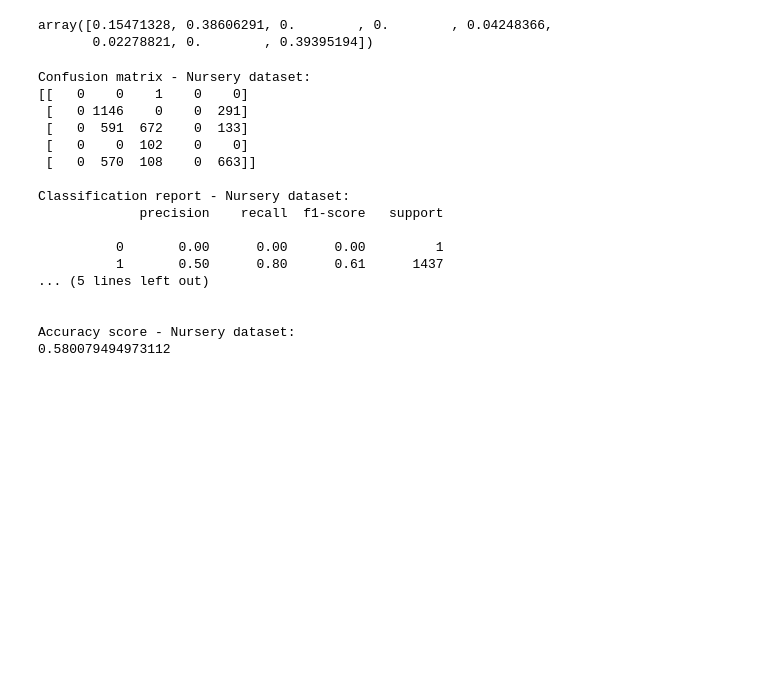
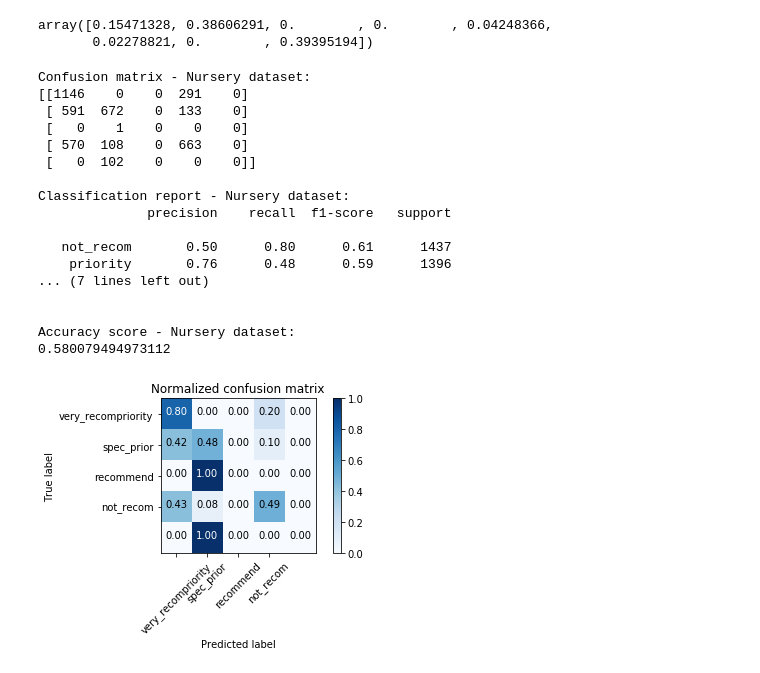
Before and after one commit to thkaridis/KnnNoiseExperiments, a Jupyter notebook: DecisionTrees.ipynb, the cells around one changed output. Cells and saved outputs as stored; diff of their text form; code cells hidden in the pictures; blank space fills up the shorter version.

```diff
--- a/DecisionTrees.ipynb
+++ b/DecisionTrees.ipynb
@@ -174,6 +227,8 @@ Accuracy score - Poker dataset:
 ### Nursery Dataset
 # %%
 nurse = pd.read_csv("nursery_numerical.csv")
+# %%
+target_names_nursery = ['very_recom' 'priority', 'spec_prior', 'recommend', 'not_recom']
 # %%
 nursery, targets_nurse = encode_target(nurse, "Class")
 # %%
@@ -208,7 +263,7 @@ print("nursery features:", features_nurse, sep="\n")
 nursery features:
 ['Parents', ' Has_nurs', ' Form', ' Children', ' Housing', ' Finance', ' Social', ' Health']
 # %%
-y_nurse = nursery["Target"]
+y_nurse = nursery["Class"]
 X_nurse = nursery[features_nurse]
 X_train_nurse, X_test_nurse, y_train_nurse, y_test_nurse = train_test_split(X_nurse, y_nurse, test_size=0.33, random_state=42)
 # %%
@@ -236,19 +291,27 @@ print("Accuracy score - Nursery dataset:", accuracy_score(y_test_nurse, y_pred_n
       sep="\n", end="\n\n")
 # %% [output]
 Confusion matrix - Nursery dataset:
-[[   0    0    1    0    0]
- [   0 1146    0    0  291]
- [   0  591  672    0  133]
- [   0    0  102    0    0]
- [   0  570  108    0  663]]
+[[1146    0    0  291    0]
+ [ 591  672    0  133    0]
+ [   0    1    0    0    0]
+ [ 570  108    0  663    0]
+ [   0  102    0    0    0]]
 
 Classification report - Nursery dataset:
-             precision    recall  f1-score   support
+              precision    recall  f1-score   support
 
-          0       0.00      0.00      0.00         1
-          1       0.50      0.80      0.61      1437
-... (5 lines left out)
+   not_recom       0.50      0.80      0.61      1437
+    priority       0.76      0.48      0.59      1396
+... (7 lines left out)
 
 
 Accuracy score - Nursery dataset:
 0.580079494973112
+# %%
+cnf_matrix = confusion_matrix(y_test_nurse, y_pred_nurse)
+plt.figure()
+plot_confusion_matrix(cnf_matrix, classes=target_names_nursery, normalize=True,
+                      title='Normalized confusion matrix')
+plt.show()
+# %% [output]
+[figure, added]
```
Also changed, not shown: parts of 10 cells of this notebook, 1 other file.
